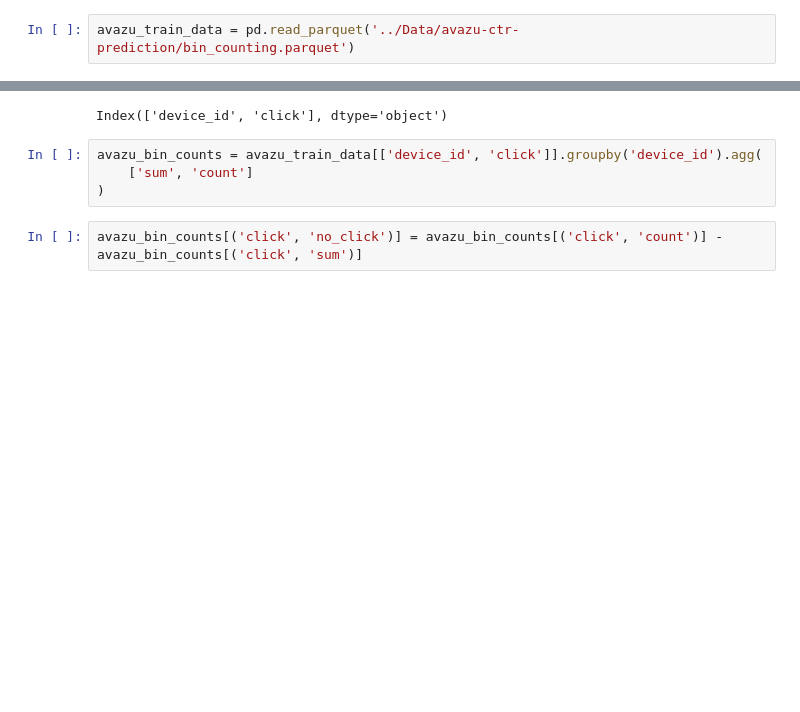
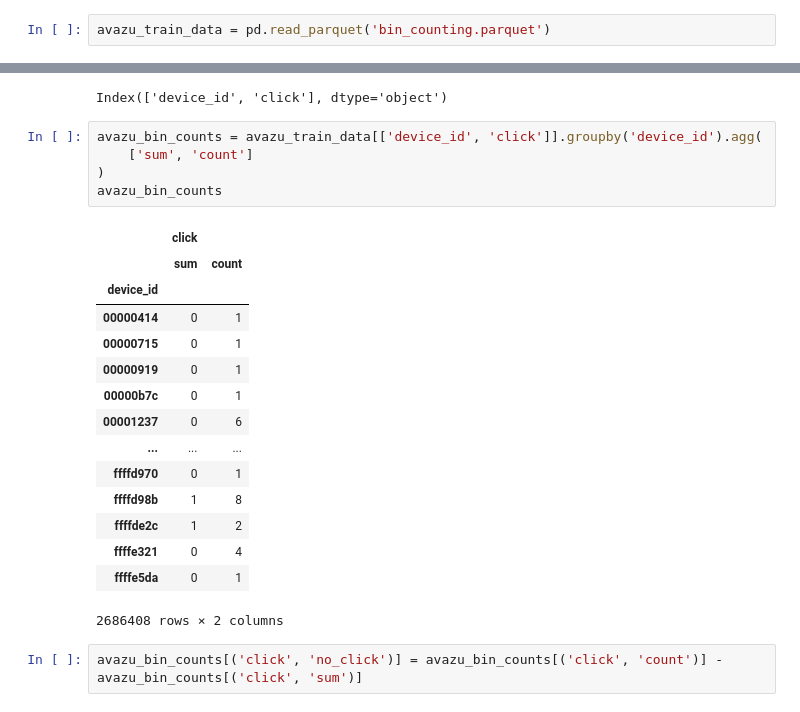
Before and after one commit to Bakri1992/FeatureEngineering, a Jupyter notebook: hda_Dokumente/6.TransformierenKategorischenVariablen/categorical_variables.ipynb, the cells around one changed output, grey strips where cells are left out. Drawn from its saved outputs; the diff is of its cells as text; blank space fills up the shorter version.

```diff
--- a/hda_Dokumente/6.TransformierenKategorischenVariablen/categorical_variables.ipynb
+++ b/hda_Dokumente/6.TransformierenKategorischenVariablen/categorical_variables.ipynb
@@ -151,7 +151,7 @@ array([[ 0.,  0.,  0., ...,  0., -1.,  0.],
 # %% [markdown]
 Bin Counting
 # %%
-avazu_train_data = pd.read_parquet('../Data/avazu-ctr-prediction/bin_counting.parquet')
+avazu_train_data = pd.read_parquet('bin_counting.parquet')
 # %%
 avazu_train_data
 # %% [output]
@@ -179,7 +179,24 @@ Index(['device_id', 'click'], dtype='object')
 # %%
 avazu_bin_counts = avazu_train_data[['device_id', 'click']].groupby('device_id').agg(
     ['sum', 'count']
 )
+avazu_bin_counts
+# %% [output]
+|  | click |  |
+|  | sum | count |
+| device_id |  |  |
+| 00000414 | 0 | 1 |
+| 00000715 | 0 | 1 |
+| 00000919 | 0 | 1 |
+| 00000b7c | 0 | 1 |
+| 00001237 | 0 | 6 |
+| ... | ... | ... |
+| ffffd970 | 0 | 1 |
+| ffffd98b | 1 | 8 |
+| ffffde2c | 1 | 2 |
+| ffffe321 | 0 | 4 |
+| ffffe5da | 0 | 1 |
+2686408 rows × 2 columns
 # %%
 avazu_bin_counts[('click', 'no_click')] = avazu_bin_counts[('click', 'count')] - avazu_bin_counts[('click', 'sum')]
 # %%
```
Also changed, not shown: parts of 2 cells of this notebook, 12 other files.
